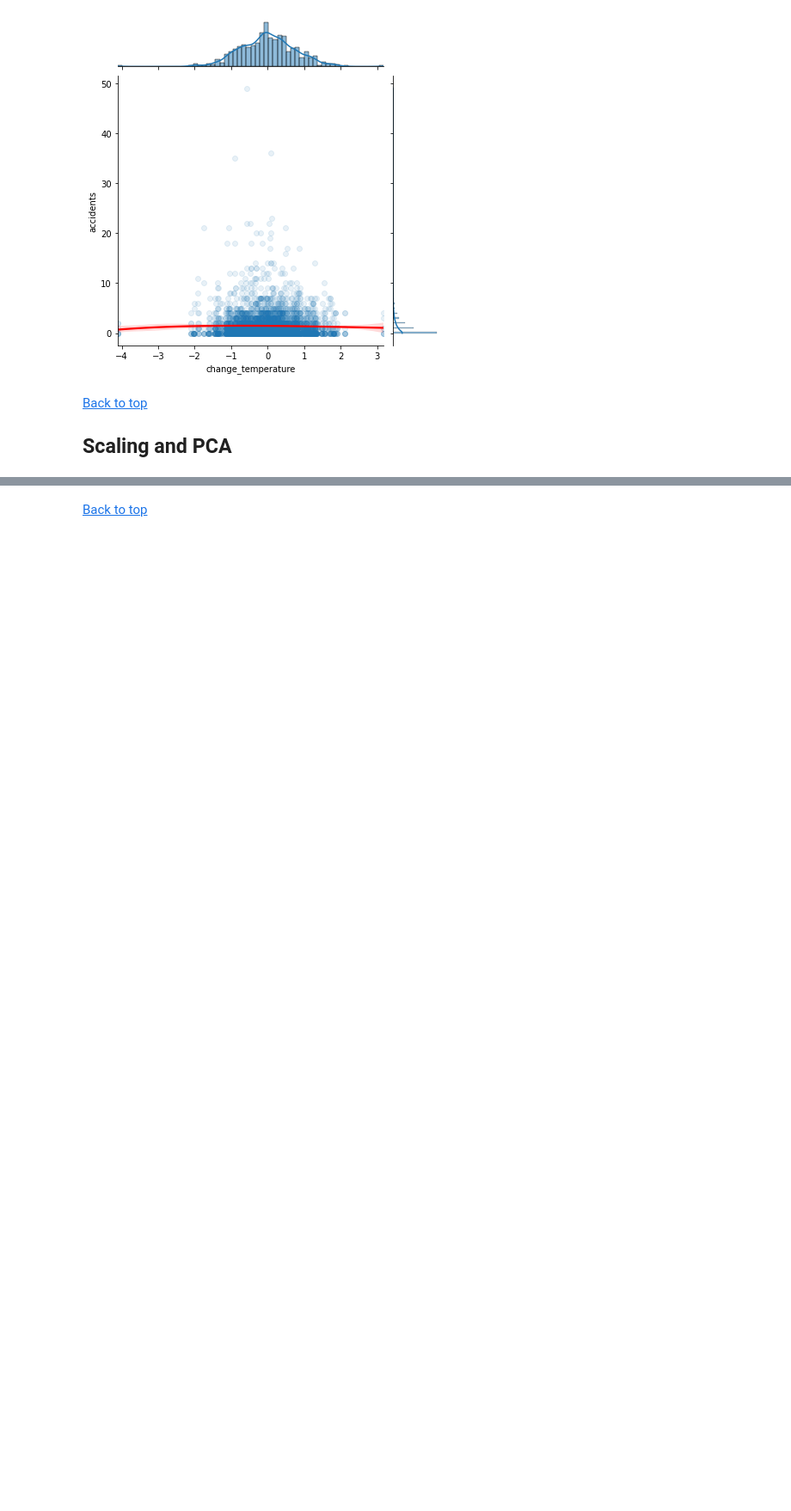
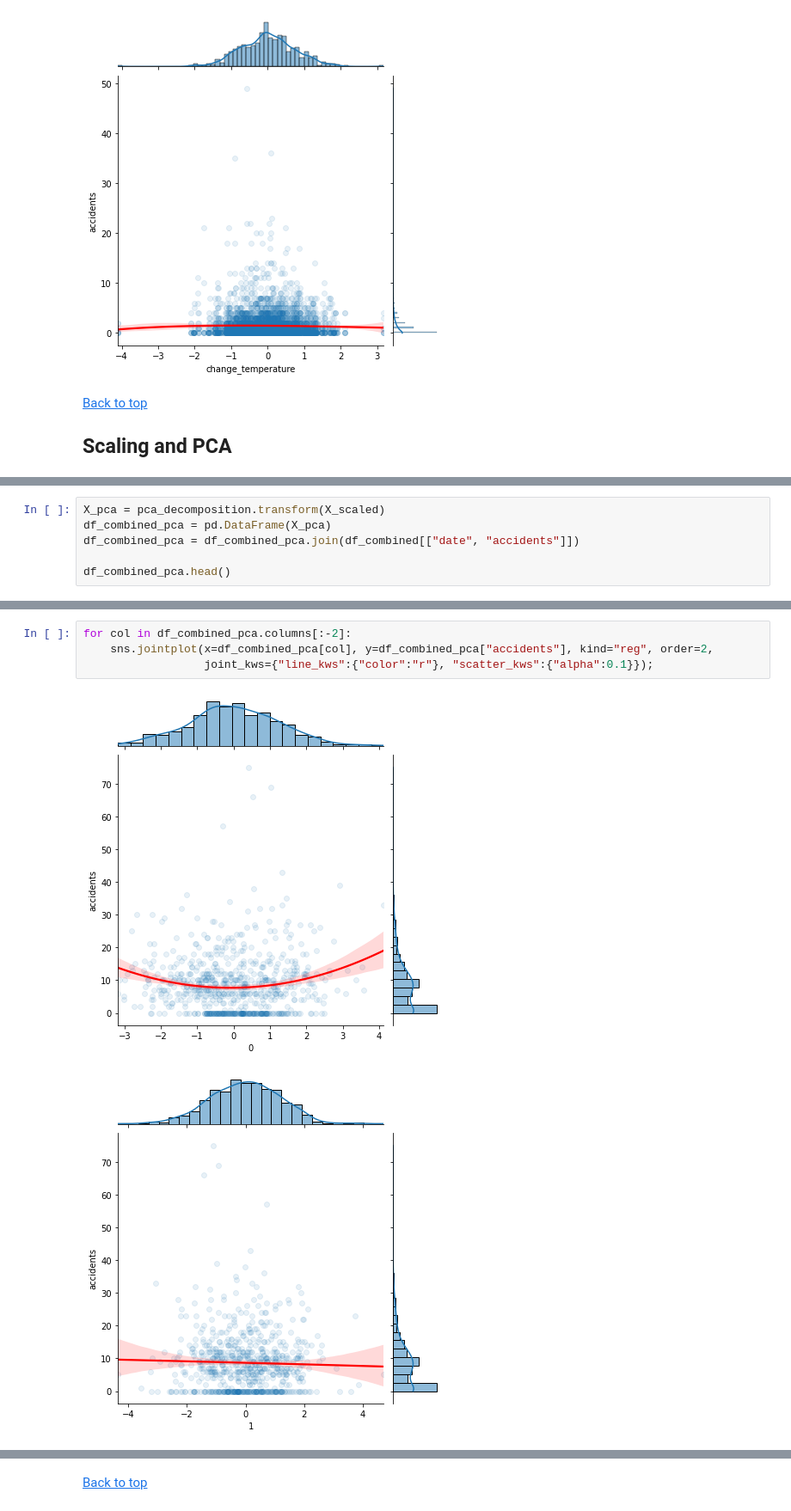
Before and after one commit to AndOleAnd/Capstone_N_A_P, a Jupyter notebook: Notebooks/Weather_EDA.ipynb, the cells around one changed output, grey strips where cells are left out. Shown at 86% size. Saved outputs shown, nothing was run; the diff lists cells and outputs as text; blank space fills up the shorter version.

```diff
--- a/Notebooks/Weather_EDA.ipynb
+++ b/Notebooks/Weather_EDA.ipynb
@@ -456,0 +515,6 @@ X_pca = pca_decomposition.tranform(X_scaled)
+# %%
+X_pca = pca_decomposition.transform(X_scaled)
+df_combined_pca = pd.DataFrame(X_pca)
+df_combined_pca = df_combined_pca.join(df_combined[["date", "accidents"]])
+
+df_combined_pca.head()
@@ -456,0 +528,7 @@ X_pca = pca_decomposition.tranform(X_scaled)
+# %%
+for col in df_combined_pca.columns[:-2]:
+    sns.jointplot(x=df_combined_pca[col], y=df_combined_pca["accidents"], kind="reg", order=2,
+                  joint_kws={"line_kws":{"color":"r"}, "scatter_kws":{"alpha":0.1}});
+# %% [output]
+[figure, added]
+[figure, added]
```
Also changed, not shown: parts of 51 cells of this notebook, 2 other files.
